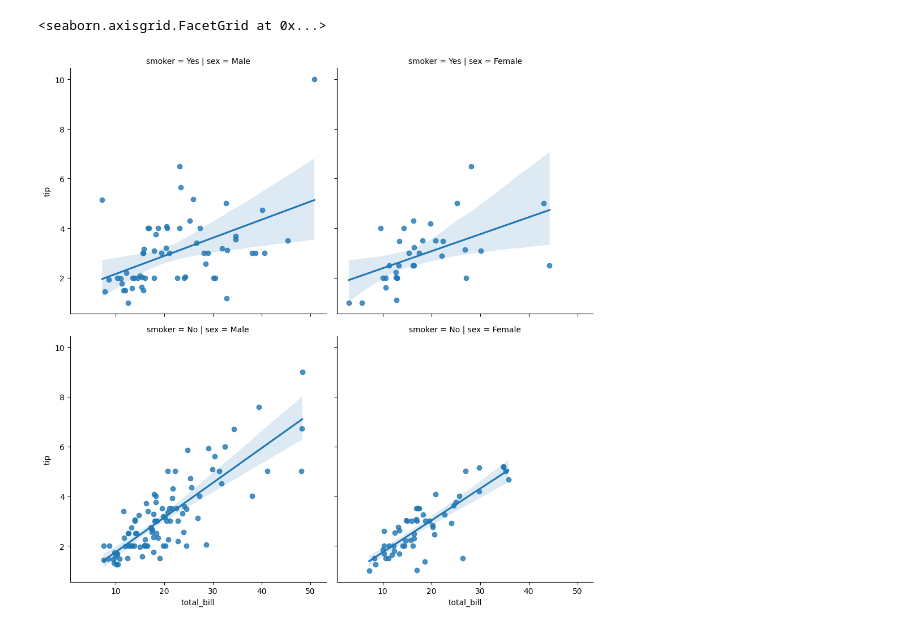
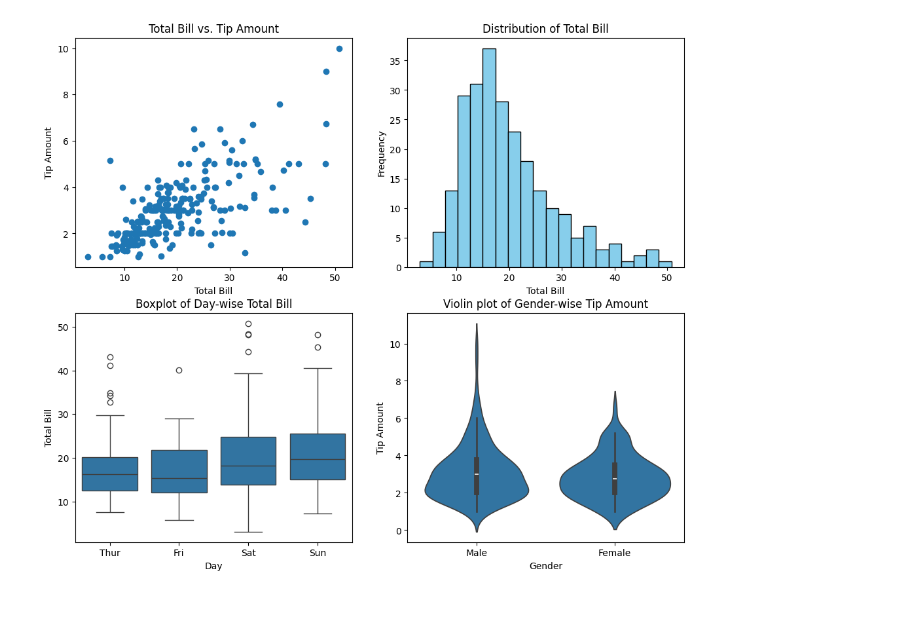
Before and after one commit to Anonymous3017/AI-ML-Training, a Jupyter notebook: Day_4_Ayush_Track_2.ipynb, the cells around one changed output. Saved outputs shown, nothing was run; the diff lists cells and outputs as text; code cells hidden in the pictures.

```diff
--- a/Day_4_Ayush_Track_2.ipynb
+++ b/Day_4_Ayush_Track_2.ipynb
@@ -310,5 +29,37 @@ sns.lmplot(tips, x="total_bill", y='tip',hue='sex')
-# %%
-sns.lmplot(tips, x="total_bill", y='tip',col='sex',row='smoker')
-# %% [output]
-<seaborn.axisgrid.FacetGrid at 0x...>
-[figure, removed]
+# %%
+import matplotlib.pyplot as plt
+import numpy as np
+import seaborn as sns
+
+tips = sns.load_dataset("tips")
+
+fig, axes = plt.subplots(nrows=2, ncols=2, figsize=(12, 10))
+
+# Plot 1 - Total Bill vs. Tip Amount
+axes[0, 0].scatter(tips['total_bill'], tips['tip'])
+axes[0, 0].set_title('Total Bill vs. Tip Amount')
+axes[0, 0].set_xlabel('Total Bill')
+axes[0, 0].set_ylabel('Tip Amount')
+
+# Plot 2 - Distribution of Total Bill
+axes[0, 1].hist(tips['total_bill'], bins=20, color='skyblue', edgecolor='black')
+axes[0, 1].set_title('Distribution of Total Bill')
+axes[0, 1].set_xlabel('Total Bill')
+axes[0, 1].set_ylabel('Frequency')
+
+# Plot 3 - Boxplot of Day-wise Total Bill
+sns.boxplot(x='day', y='total_bill', data=tips, ax=axes[1, 0])
+axes[1, 0].set_title('Boxplot of Day-wise Total Bill')
+axes[1, 0].set_xlabel('Day')
+axes[1, 0].set_ylabel('Total Bill')
+
+# Plot 4 - Violin plot of Gender-wise Tip Amount
+sns.violinplot(x='sex', y='tip', data=tips, ax=axes[1, 1])
+axes[1, 1].set_title('Violin plot of Gender-wise Tip Amount')
+axes[1, 1].set_xlabel('Gender')
+axes[1, 1].set_ylabel('Tip Amount')
+
+
+plt.show()
+# %% [output]
+[figure, added]
```
Also changed, not shown: parts of 48 cells of this notebook.
